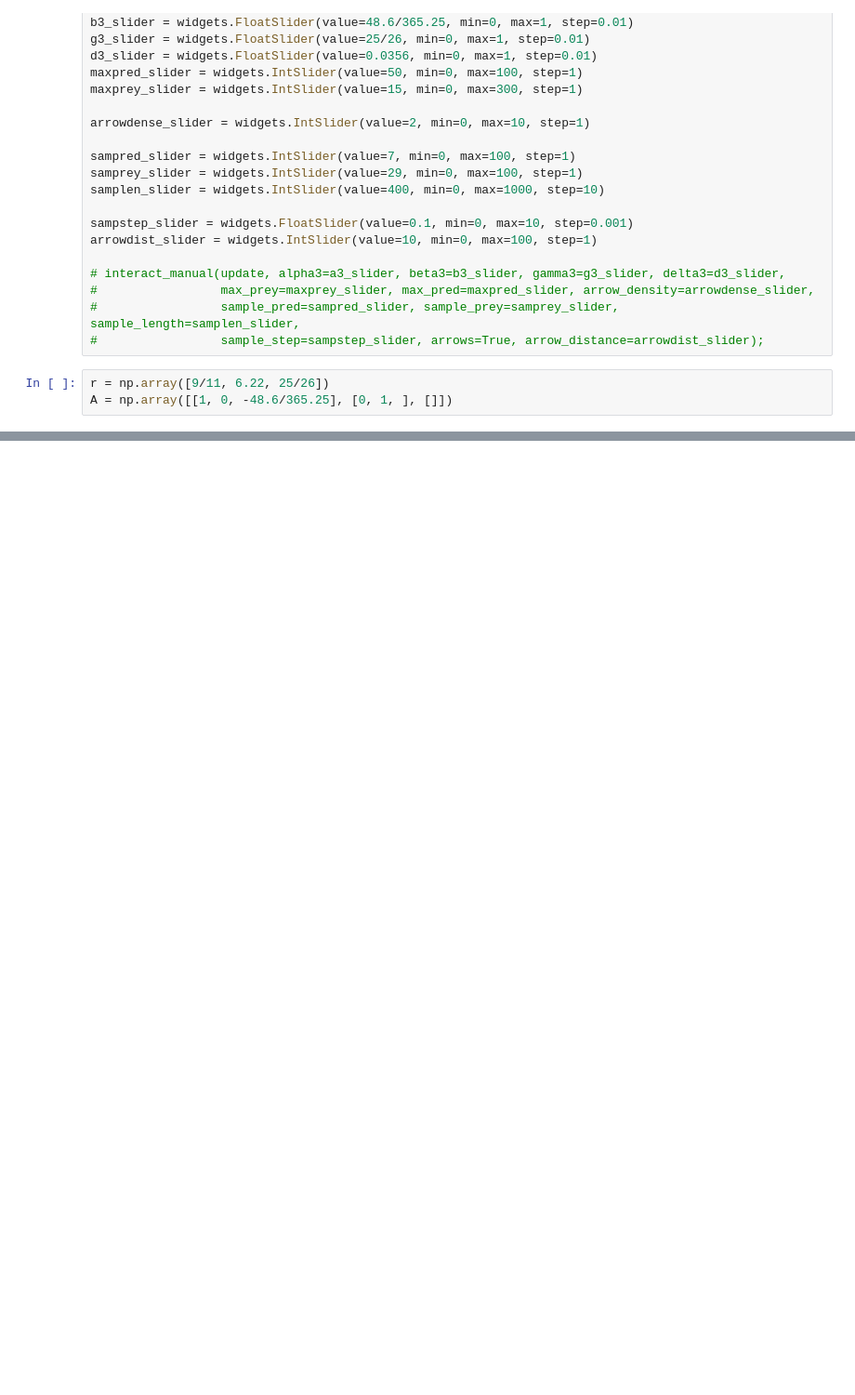
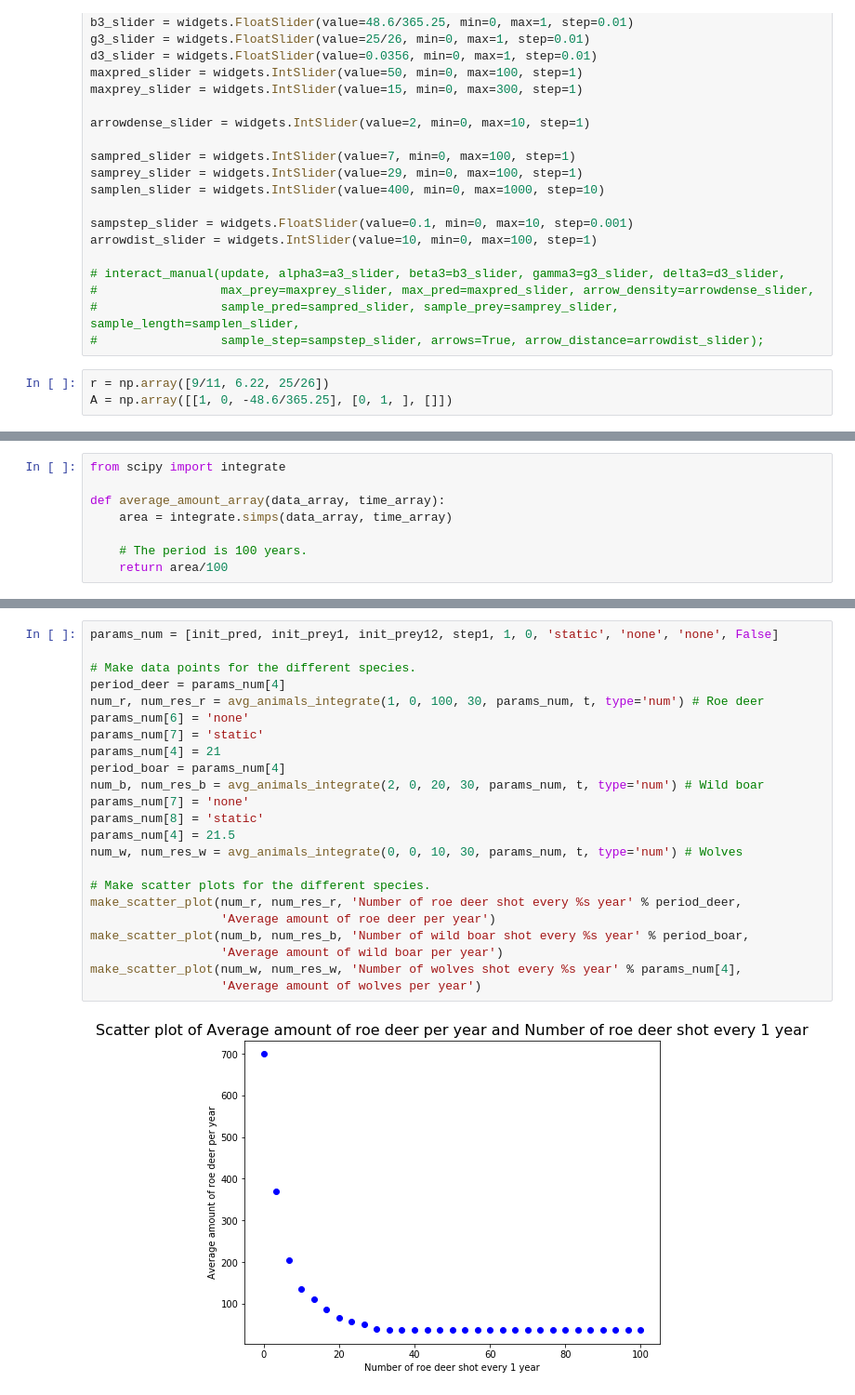
Before and after one commit to LvZut/Modeling-wolf-population-in-the-Netherlands, a Jupyter notebook: Lotka-Volterra test.ipynb, the cells around one changed output, grey strips where cells are left out. Shown at 93% size. Drawn from its saved outputs; the diff is of its cells as text; blank space fills up the shorter version.

```diff
--- a/Lotka-Volterra test.ipynb
+++ b/Lotka-Volterra test.ipynb
@@ -476,0 +515,8 @@ A = np.array([[1, 0, -48.6/365.25], [0, 1, ], []])
+# %%
+from scipy import integrate
+
+def average_amount_array(data_array, time_array):
+    area = integrate.simps(data_array, time_array)
+
+    # The period is 100 years.
+    return area/100
@@ -476,0 +566,25 @@ A = np.array([[1, 0, -48.6/365.25], [0, 1, ], []])
+# %%
+params_num = [init_pred, init_prey1, init_prey12, step1, 1, 0, 'static', 'none', 'none', False]
+
+# Make data points for the different species.
+period_deer = params_num[4]
+num_r, num_res_r = avg_animals_integrate(1, 0, 100, 30, params_num, t, type='num') # Roe deer
+params_num[6] = 'none'
+params_num[7] = 'static'
+params_num[4] = 21
+period_boar = params_num[4]
+num_b, num_res_b = avg_animals_integrate(2, 0, 20, 30, params_num, t, type='num') # Wild boar
+params_num[7] = 'none'
+params_num[8] = 'static'
+params_num[4] = 21.5
+num_w, num_res_w = avg_animals_integrate(0, 0, 10, 30, params_num, t, type='num') # Wolves
+
+# Make scatter plots for the different species.
+make_scatter_plot(num_r, num_res_r, 'Number of roe deer shot every %s year' % period_deer,
+                  'Average amount of roe deer per year')
+make_scatter_plot(num_b, num_res_b, 'Number of wild boar shot every %s year' % period_boar,
+                  'Average amount of wild boar per year')
+make_scatter_plot(num_w, num_res_w, 'Number of wolves shot every %s year' % params_num[4],
+                  'Average amount of wolves per year')
+# %% [output]
+[figure, added]
```
Also changed, not shown: parts of 15 cells of this notebook.
